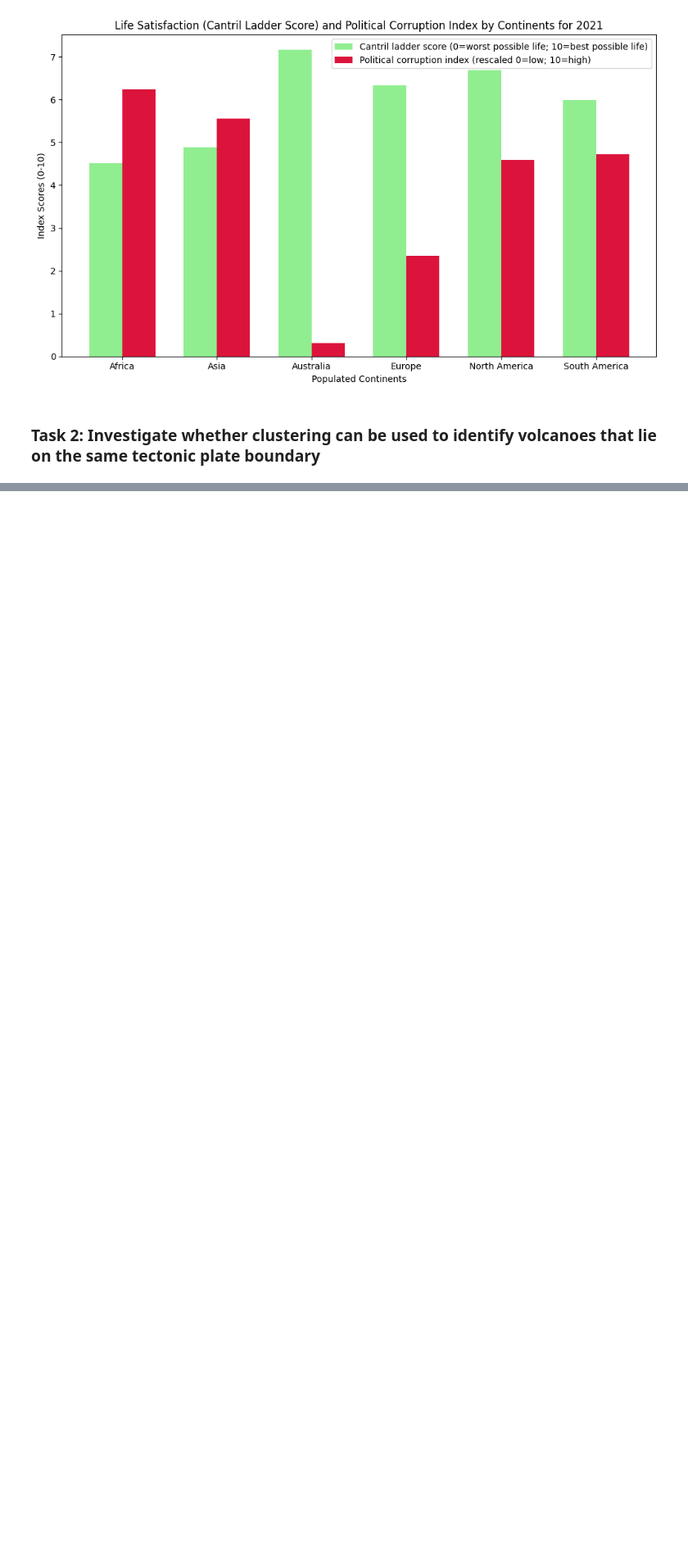
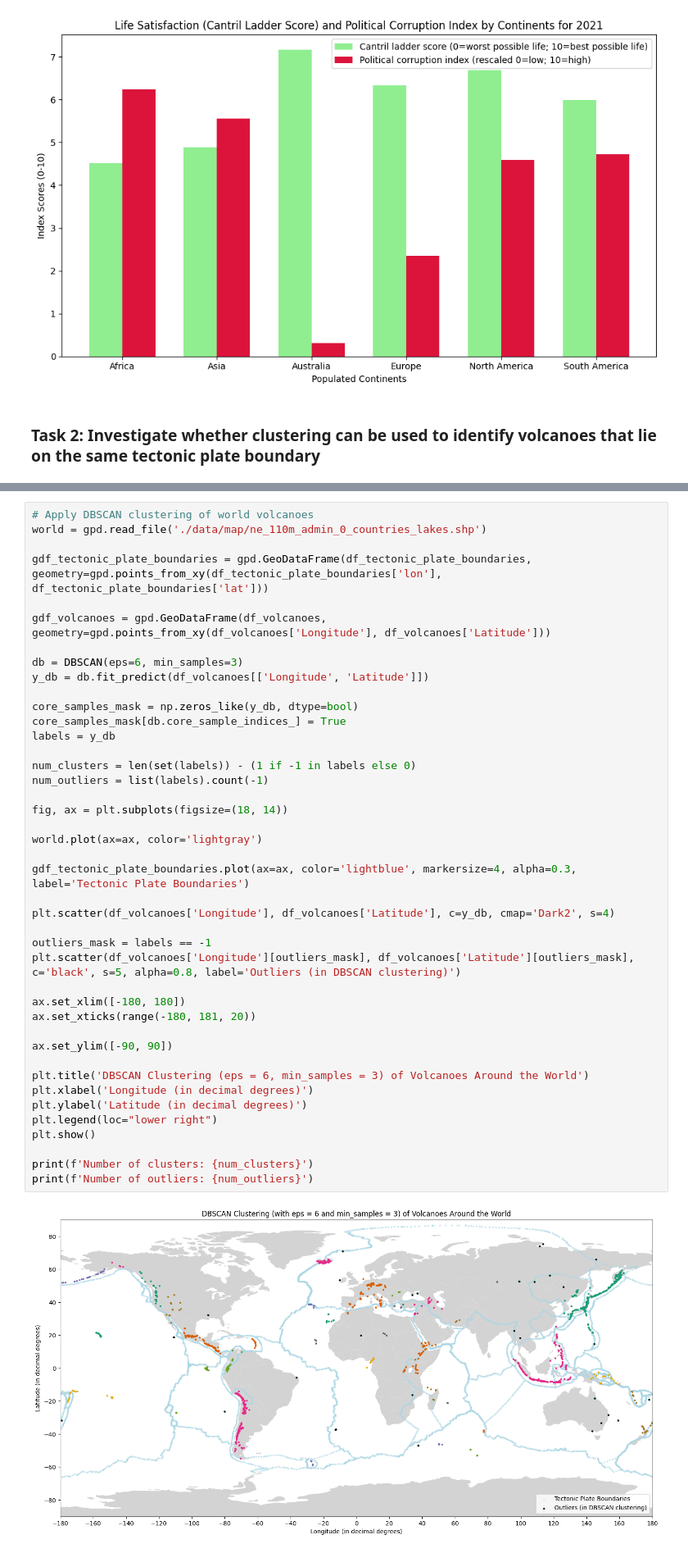
Before and after one commit to sdvelev/Introduction-To-Data-Science-And-AI, a Jupyter notebook: 05-data-science-revision/assignment-5-Stefan-Velev.ipynb, the cells around one changed output, grey strips where cells are left out. Shown at 82% size. Cells and saved outputs as stored; diff of their text form; blank space fills up the shorter version.

```diff
--- a/05-data-science-revision/assignment-5-Stefan-Velev.ipynb
+++ b/05-data-science-revision/assignment-5-Stefan-Velev.ipynb
@@ -865,0 +1020,44 @@ plt.show()
+# %%
+# Apply DBSCAN clustering of world volcanoes
+world = gpd.read_file('./data/map/ne_110m_admin_0_countries_lakes.shp')
+
+gdf_tectonic_plate_boundaries = gpd.GeoDataFrame(df_tectonic_plate_boundaries, geometry=gpd.points_from_xy(df_tectonic_plate_boundaries['lon'], df_tectonic_plate_boundaries['lat']))
+
+gdf_volcanoes = gpd.GeoDataFrame(df_volcanoes, geometry=gpd.points_from_xy(df_volcanoes['Longitude'], df_volcanoes['Latitude']))
+
+db = DBSCAN(eps=6, min_samples=3)
+y_db = db.fit_predict(df_volcanoes[['Longitude', 'Latitude']])
+
+core_samples_mask = np.zeros_like(y_db, dtype=bool)
+core_samples_mask[db.core_sample_indices_] = True
+labels = y_db
+
+num_clusters = len(set(labels)) - (1 if -1 in labels else 0)
+num_outliers = list(labels).count(-1)
+
+fig, ax = plt.subplots(figsize=(18, 14))
+
+world.plot(ax=ax, color='lightgray')
+
+gdf_tectonic_plate_boundaries.plot(ax=ax, color='lightblue', markersize=4, alpha=0.3, label='Tectonic Plate Boundaries')
+
+plt.scatter(df_volcanoes['Longitude'], df_volcanoes['Latitude'], c=y_db, cmap='Dark2', s=4)
+
+outliers_mask = labels == -1
+plt.scatter(df_volcanoes['Longitude'][outliers_mask], df_volcanoes['Latitude'][outliers_mask], c='black', s=5, alpha=0.8, label='Outliers (in DBSCAN clustering)')
+
+ax.set_xlim([-180, 180])
+ax.set_xticks(range(-180, 181, 20))
+
+ax.set_ylim([-90, 90])
+
+plt.title('DBSCAN Clustering (eps = 6, min_samples = 3) of Volcanoes Around the World')
+plt.xlabel('Longitude (in decimal degrees)')
+plt.ylabel('Latitude (in decimal degrees)')
+plt.legend(loc="lower right")
+plt.show()
+
+print(f'Number of clusters: {num_clusters}')
+print(f'Number of outliers: {num_outliers}')
+# %% [output]
+[figure, added]
```
Also changed, not shown: parts of 30 cells of this notebook.
